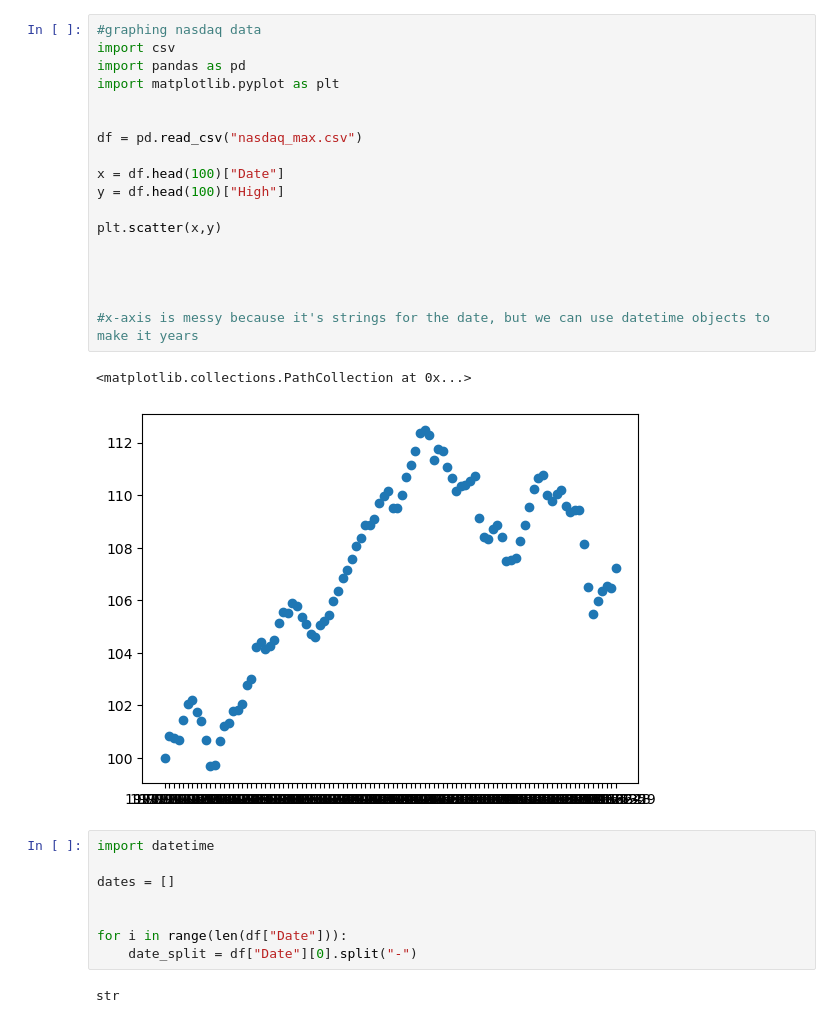
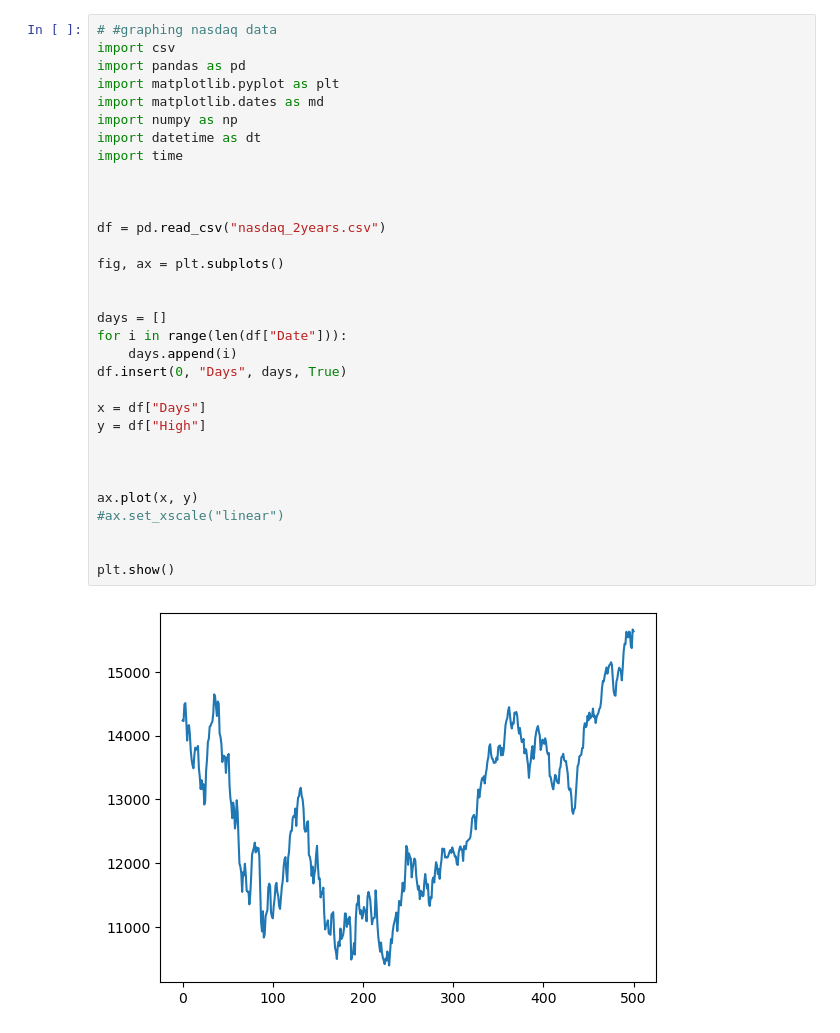
Before and after one commit to code4ry/FinRL-RegressionModels, a Jupyter notebook: notebooks/create_data.ipynb, the cells around one changed output. Drawn from its saved outputs; the diff is of its cells as text.

```diff
--- a/notebooks/create_data.ipynb
+++ b/notebooks/create_data.ipynb
@@ -1,31 +1,34 @@
-# %%
-#graphing nasdaq data
-import csv
-import pandas as pd
-import matplotlib.pyplot as plt
-
-
-df = pd.read_csv("nasdaq_max.csv")
-
-x = df.head(100)["Date"]
-y = df.head(100)["High"]
-
-plt.scatter(x,y)
-
-
-
-
-#x-axis is messy because it's strings for the date, but we can use datetime objects to make it years
-# %% [output]
-<matplotlib.collections.PathCollection at 0x...>
-[figure, removed]
-# %%
-import datetime
-
-dates = []
-
-
-for i in range(len(df["Date"])):
-    date_split = df["Date"][0].split("-")
-# %% [output]
-str
+# %%
+# #graphing nasdaq data
+import csv
+import pandas as pd
+import matplotlib.pyplot as plt
+import matplotlib.dates as md
+import numpy as np
+import datetime as dt
+import time
+
+
+
+df = pd.read_csv("nasdaq_2years.csv")
+
+fig, ax = plt.subplots()
+
+
+days = []
+for i in range(len(df["Date"])):
+    days.append(i)
+df.insert(0, "Days", days, True)
+
+x = df["Days"]
+y = df["High"]
+
+
+
+ax.plot(x, y)
+#ax.set_xscale("linear")
+
+
+plt.show()
+# %% [output]
+[figure, added]
```
Also changed, not shown: parts of 1 cell of this notebook.
